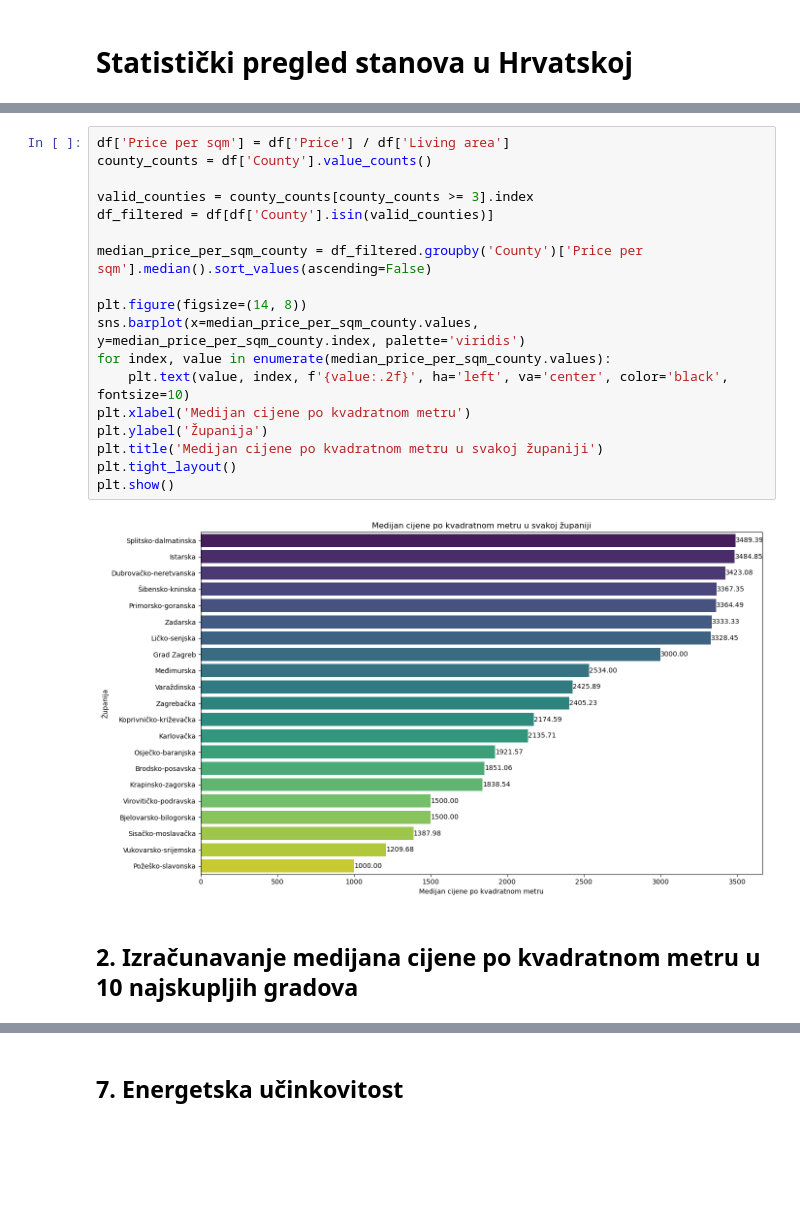
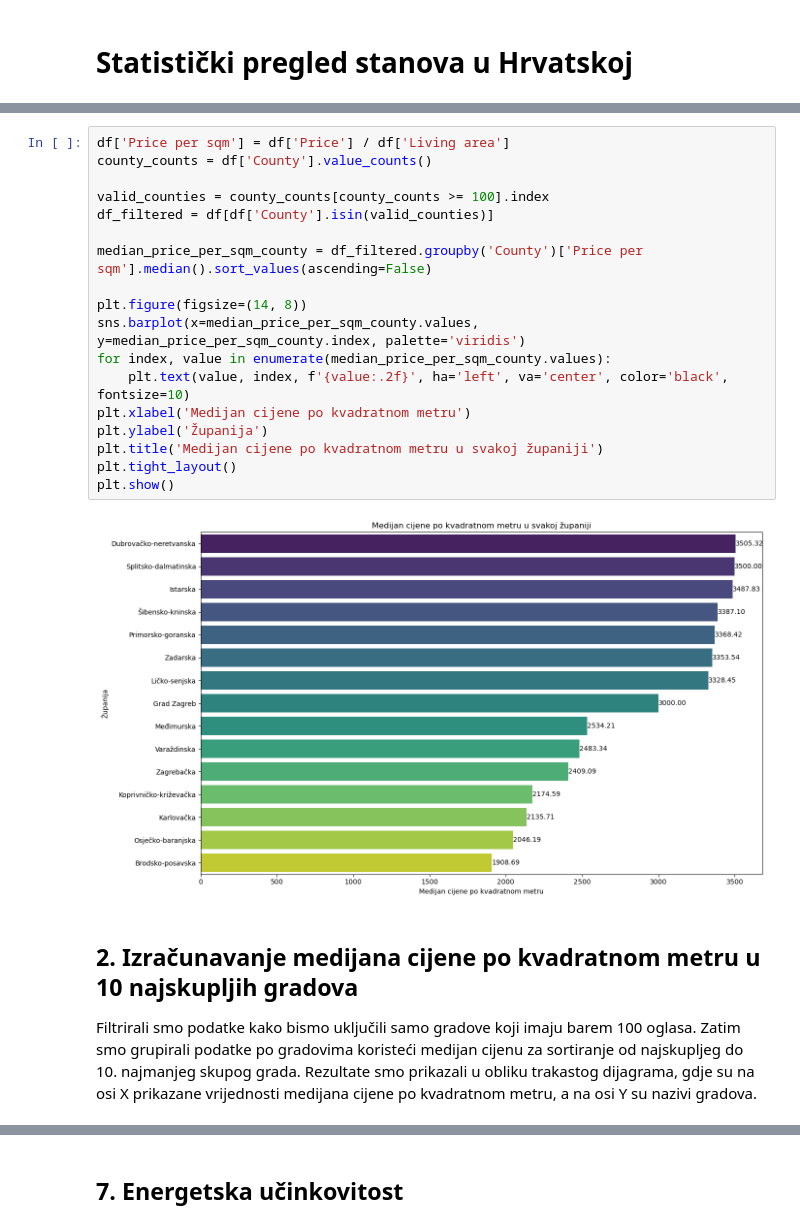
Before and after one commit to ikojun00/njuskalo-web-scraper, a Jupyter notebook: proba.ipynb, the cells around one changed output, grey strips where cells are left out. Cells and saved outputs as stored; diff of their text form; blank space fills up the shorter version.

```diff
--- a/proba.ipynb
+++ b/proba.ipynb
@@ -13,23 +15,25 @@ df = pd.read_csv('info.csv')
 # %%
 df['Price per sqm'] = df['Price'] / df['Living area']
 county_counts = df['County'].value_counts()
 
-valid_counties = county_counts[county_counts >= 3].index
+valid_counties = county_counts[county_counts >= 100].index
 df_filtered = df[df['County'].isin(valid_counties)]
 
 median_price_per_sqm_county = df_filtered.groupby('County')['Price per sqm'].median().sort_values(ascending=False)
 
 plt.figure(figsize=(14, 8))
 sns.barplot(x=median_price_per_sqm_county.values, y=median_price_per_sqm_county.index, palette='viridis')
 for index, value in enumerate(median_price_per_sqm_county.values):
     plt.text(value, index, f'{value:.2f}', ha='left', va='center', color='black', fontsize=10)
 plt.xlabel('Medijan cijene po kvadratnom metru')
 plt.ylabel('Županija')
 plt.title('Medijan cijene po kvadratnom metru u svakoj županiji')
 plt.tight_layout()
 plt.show()
 # %% [output]
-[figure, old version]
+[figure, new version]
 # %% [markdown]
 ## 2. Izračunavanje medijana cijene po kvadratnom metru u 10 najskupljih gradova
+
+Filtrirali smo podatke kako bismo uključili samo gradove koji imaju barem 100 oglasa. Zatim smo grupirali podatke po gradovima koristeći medijan cijenu za sortiranje od najskupljeg do 10. najmanjeg skupog grada. Rezultate smo prikazali u obliku trakastog dijagrama, gdje su na osi X prikazane vrijednosti medijana cijene po kvadratnom metru, a na osi Y su nazivi gradova.
 # %%
```
Also changed, not shown: parts of 16 cells of this notebook.
